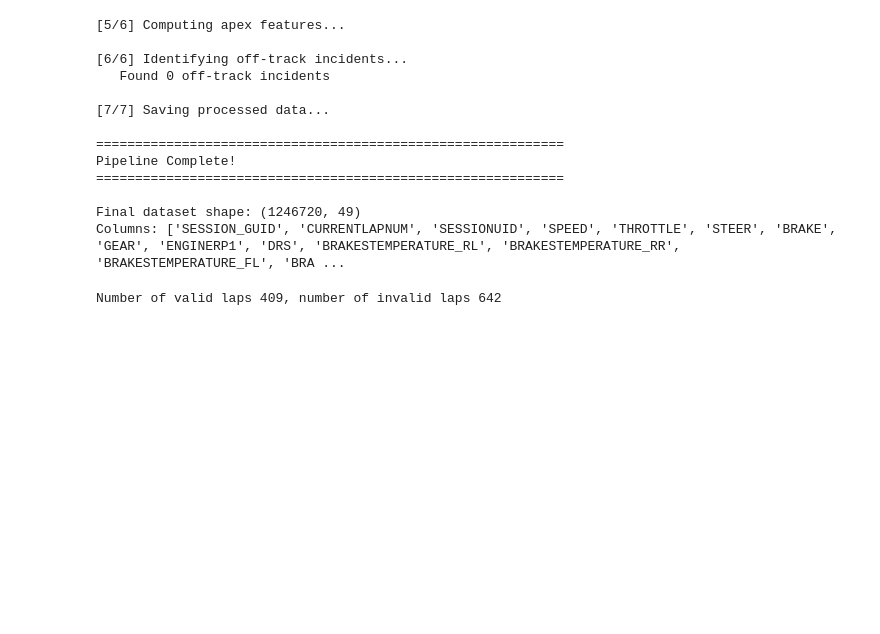
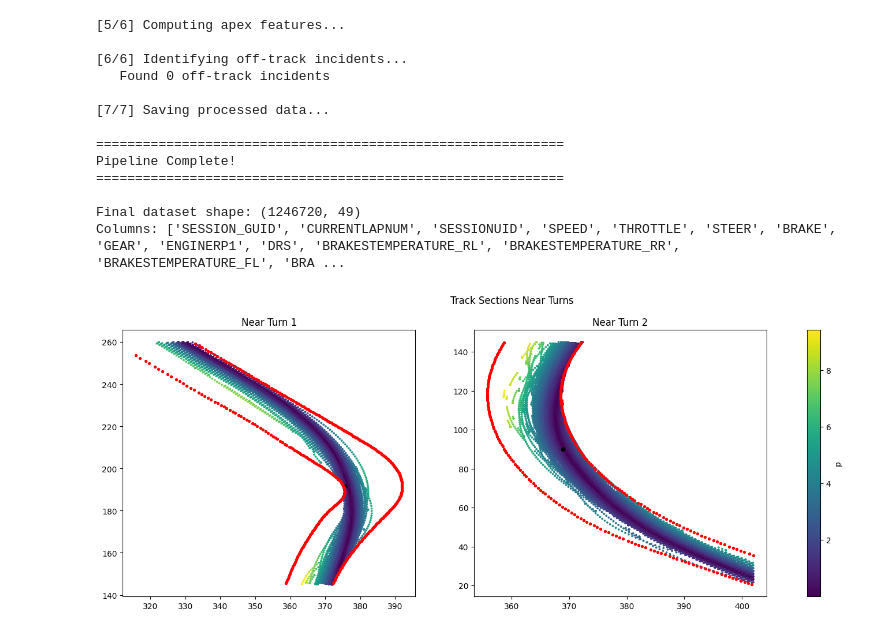
Before and after one commit to Samukat/Data3001G2, a Jupyter notebook: testing_run.ipynb, the cells around one changed output. Cells and saved outputs as stored; diff of their text form; code cells hidden in the pictures; blank space fills up the shorter version.

Commit message:
Visuals

```diff
--- a/testing_run.ipynb
+++ b/testing_run.ipynb
@@ -50,11 +53,18 @@ Pipeline Complete!
 
 Final dataset shape: (1246720, 49)
 Columns: ['SESSION_GUID', 'CURRENTLAPNUM', 'SESSIONUID', 'SPEED', 'THROTTLE', 'STEER', 'BRAKE', 'GEAR', 'ENGINERP1', 'DRS', 'BRAKESTEMPERATURE_RL', 'BRAKESTEMPERATURE_RR', 'BRAKESTEMPERATURE_FL', 'BRA ...
-# %%
-n_valid = len(df[df["invalid_lap"] == 0]["lap_id"].drop_duplicates())
-n_invalid = len(df[df["invalid_lap"] == 1]["lap_id"].drop_duplicates())
-print(f"Number of valid laps {n_valid}, number of invalid laps {n_invalid}")
-# %% [output]
-Number of valid laps 409, number of invalid laps 642
 # %%
 cleanned_data.to_csv("data/cleanned_data.csv")
+# %%
+cleanned_data = pd.read_csv("data/cleanned_data.csv")
+DATAFOLDER = "data"
+track_left = pd.read_csv(f"{DATAFOLDER}/f1sim-ref-left.csv")
+track_right = pd.read_csv(f"{DATAFOLDER}/f1sim-ref-right.csv")
+track_line = pd.read_csv(f"{DATAFOLDER}/f1sim-ref-line.csv")
+turns = pd.read_csv(f"{DATAFOLDER}/f1sim-ref-turns.csv")
+# %%
+cleanned_data = car_from_ref_line(cleanned_data, track_line)
+# %%
+plot_k_turns(cleanned_data[cleanned_data["invalid_lap"] == 0], turns, track_left, track_right,x_col="WORLDPOSITIONX", y_col="WORLDPOSITIONY", color_col="proj_from_ref", k = 2)
+# %% [output]
+[figure, added]
```
Also changed, not shown: parts of 7 cells of this notebook, 3 other files.
